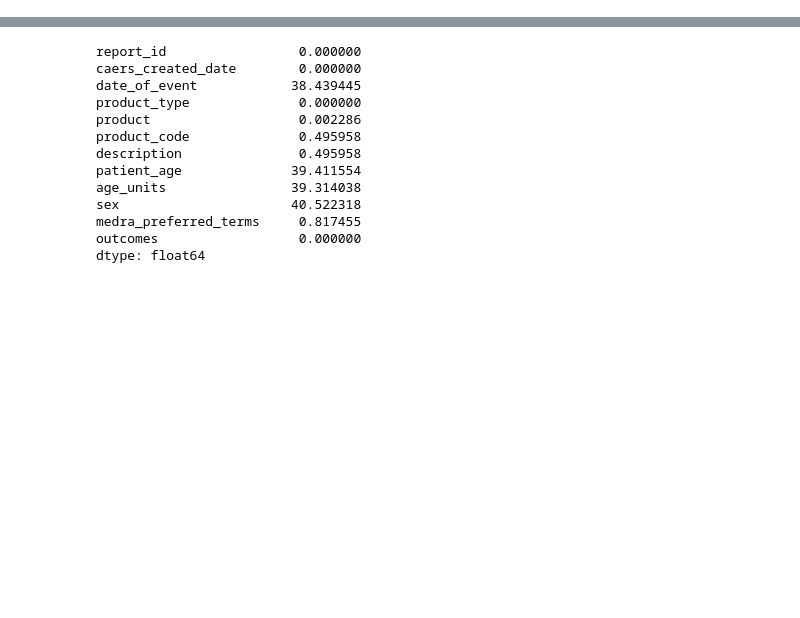
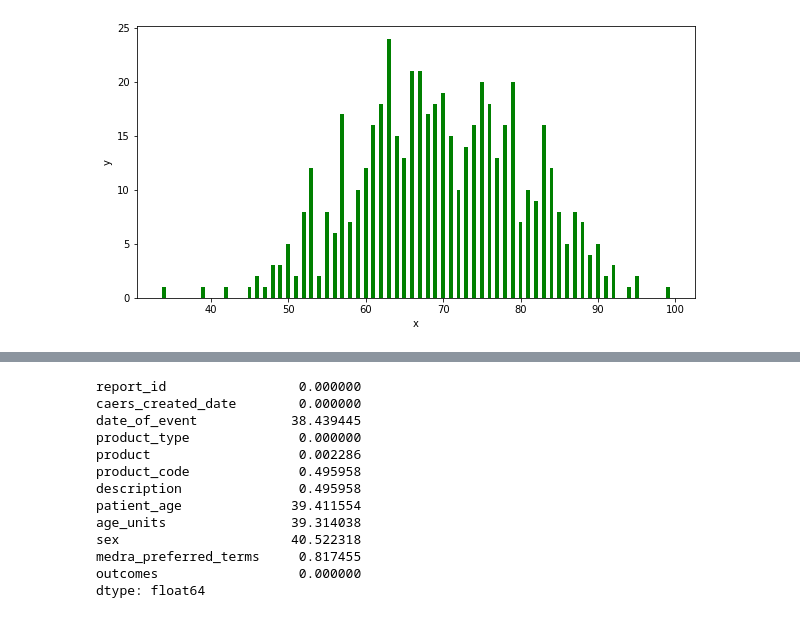
Before and after one commit to AdityaR-Bits/adverse_food_events_analysis-1, a Jupyter notebook: notebooks/sandbox_eda.ipynb, the cells around one changed output, grey strips where cells are left out. Cells and saved outputs as stored; diff of their text form; code cells hidden in the pictures; blank space fills up the shorter version.

```diff
--- a/notebooks/sandbox_eda.ipynb
+++ b/notebooks/sandbox_eda.ipynb
@@ -60,0 +375,13 @@ ValueError: must supply a tuple to get_group with multiple grouping keys
+# %%
+# description: broad category; group on product vs outcome
+
+top_10=list(aggReports.groupby('description')['report_id'].count().sort_values(ascending=False).index[:10])
+
+g=expl_aggReports.groupby(['description','outcomes'])['report_id'].count().sort_values(ascending=False)
+g=expl_aggReports[expl_aggReports['description'].isin(top_10)]
+sns.set_theme()
+g.iloc[g.index.get_level_values('outcomes')=="Death"]
+
+plt.figure(figsize=(10,10))
+ax=sns.displot(expl_aggReports,x="outcomes",hue="description")
+ax.set_xticklabels(rotation=90)
@@ -60,0 +555,4 @@ ValueError: must supply a tuple to get_group with multiple grouping keys
+# %%
+plot_bar(list(temp.patient_age),list(temp.report_id))
+# %% [output]
+[figure, added]
```
Also changed, not shown: parts of 39 cells of this notebook, 11 other files.
